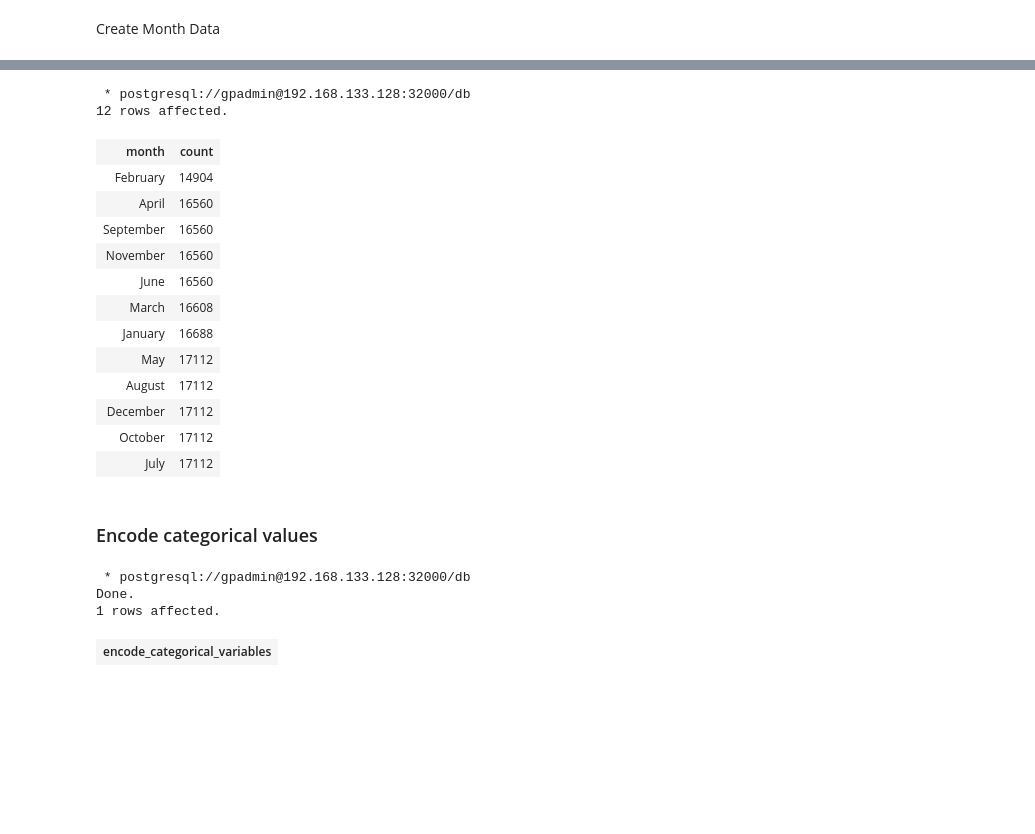
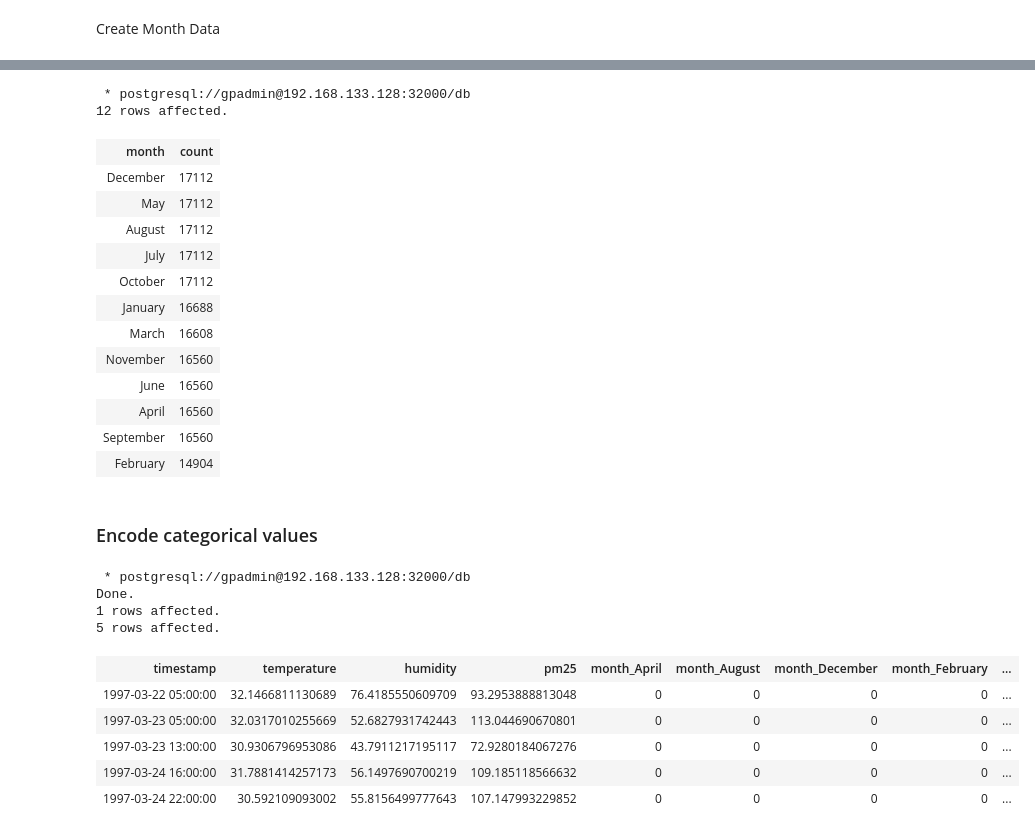
Before and after one commit to guyzsarun/rabbitmq-gpdb-poc, a Jupyter notebook: gpdb/madlib-demo.ipynb, the cells around one changed output, grey strips where cells are left out. Saved outputs shown, nothing was run; the diff lists cells and outputs as text; code cells hidden in the pictures; blank space fills up the shorter version.

```diff
--- a/gpdb/madlib-demo.ipynb
+++ b/gpdb/madlib-demo.ipynb
@@ -159,37 +159,47 @@ Done.
 %%sql
 SELECT parse_month(timestamp) as month ,COUNT(*) as count
     FROM sensors
-GROUP BY month ORDER BY count;
+GROUP BY month ORDER BY count DESC;
 # %% [output]
  * postgresql://gpadmin@192.168.133.128:32000/db
 12 rows affected.
 | month | count |
-| February | 14904 |
+| December | 17112 |
+| May | 17112 |
+| August | 17112 |
+| July | 17112 |
+| October | 17112 |
+| January | 16688 |
+| March | 16608 |
+| November | 16560 |
+| June | 16560 |
 | April | 16560 |
 | September | 16560 |
-| November | 16560 |
-| June | 16560 |
-| March | 16608 |
-| January | 16688 |
-| May | 17112 |
-| August | 17112 |
-| December | 17112 |
-| October | 17112 |
-| July | 17112 |
+| February | 14904 |
 # %% [markdown]
 ### Encode categorical values
 # %%
 %%sql
 DROP TABLE IF EXISTS sensors_encoded;
+
+
 SELECT
 madlib.encode_categorical_variables (
     'sensors_pre',
     'sensors_encoded',
     'month'
 );
+
+
+SELECT * FROM sensors_encoded LIMIT 5;
 # %% [output]
  * postgresql://gpadmin@192.168.133.128:32000/db
 Done.
 1 rows affected.
+5 rows affected.
-| encode_categorical_variables |
-|  |
+| timestamp | temperature | humidity | pm25 | month_April | month_August | month_December | month_February | ... |
+| 1997-03-22 05:00:00 | 32.1466811130689 | 76.4185550609709 | 93.2953888813048 | 0 | 0 | 0 | 0 | ... |
+| 1997-03-23 05:00:00 | 32.0317010255669 | 52.6827931742443 | 113.044690670801 | 0 | 0 | 0 | 0 | ... |
+| 1997-03-23 13:00:00 | 30.9306796953086 | 43.7911217195117 | 72.9280184067276 | 0 | 0 | 0 | 0 | ... |
+| 1997-03-24 16:00:00 | 31.7881414257173 | 56.1497690700219 | 109.185118566632 | 0 | 0 | 0 | 0 | ... |
+| 1997-03-24 22:00:00 | 30.592109093002 | 55.8156499777643 | 107.147993229852 | 0 | 0 | 0 | 0 | ... |
```
Also changed, not shown: parts of 7 cells of this notebook, 1 other file.
